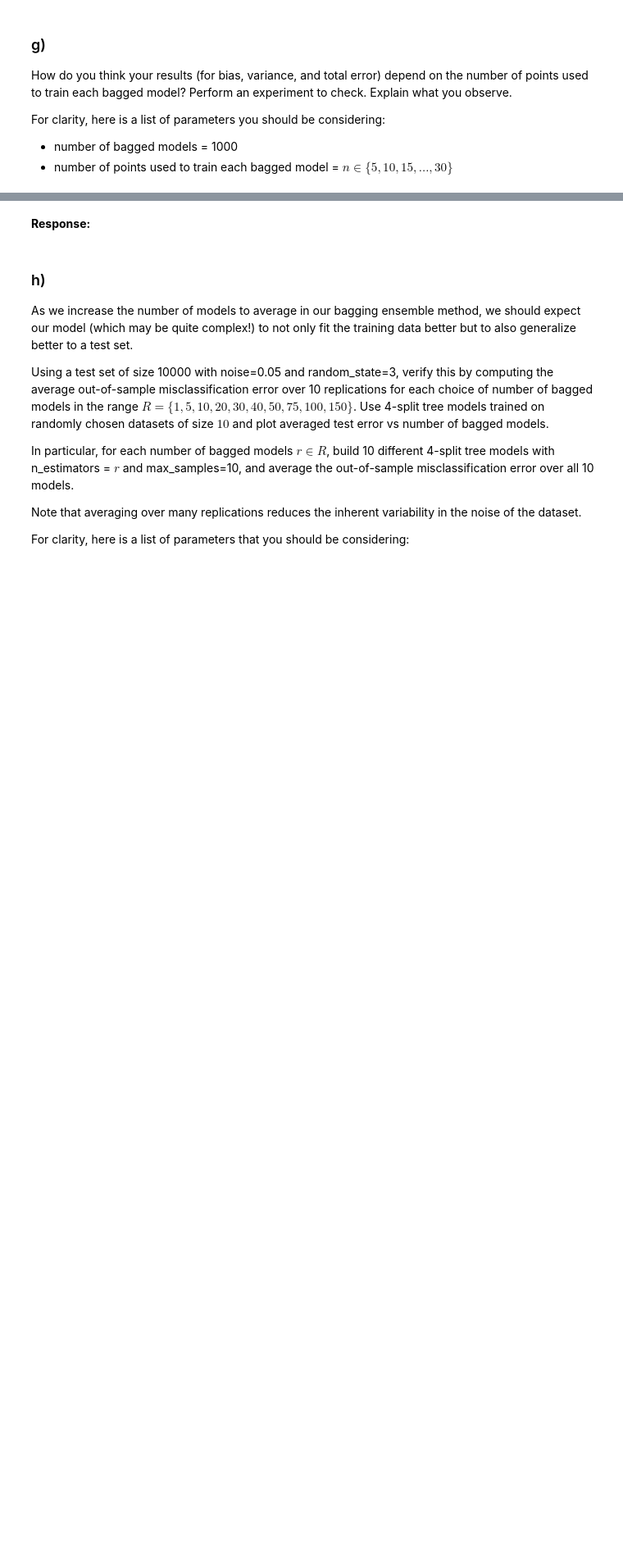
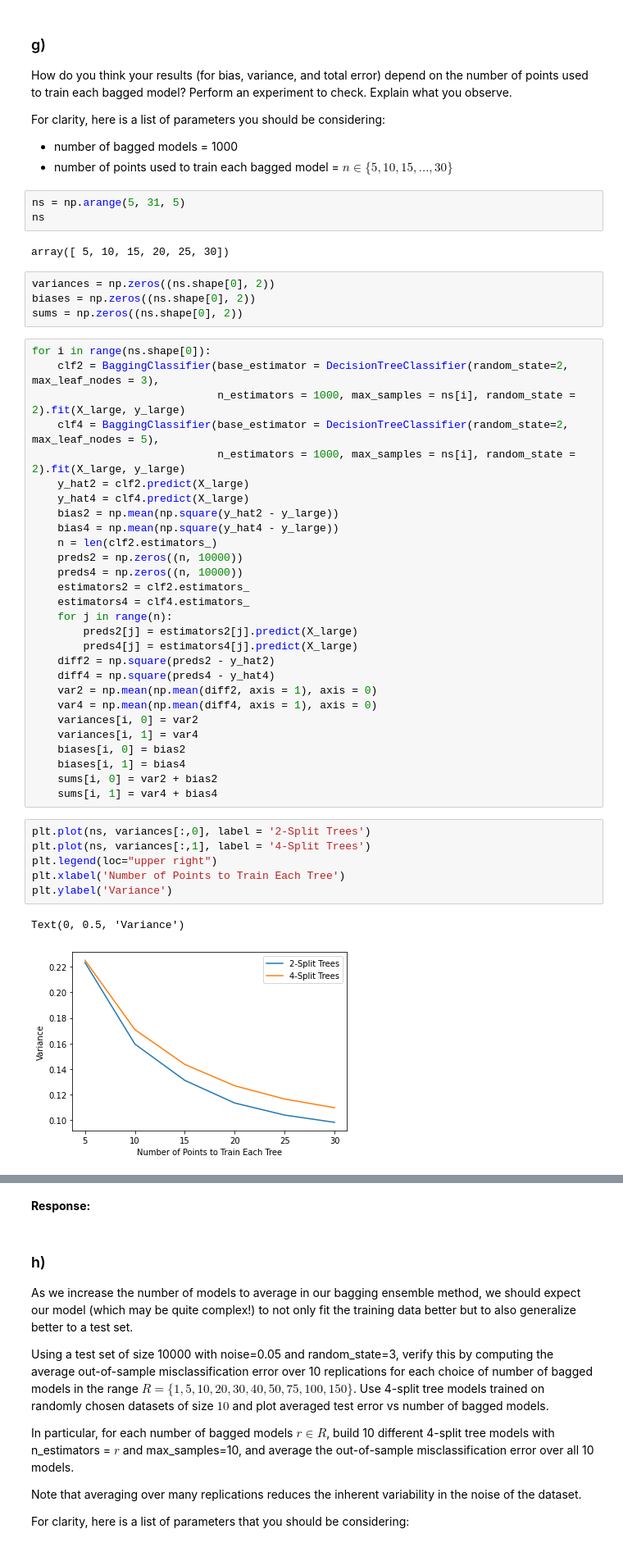
Before and after one commit to zgk2003/homework, a Jupyter notebook: BiasVarianceTree.ipynb, the cells around one changed output, grey strips where cells are left out. Shown at 82% size. Saved outputs shown, nothing was run; the diff lists cells and outputs as text; blank space fills up the shorter version.

Commit message:
Finished BiasVarianceTrees

```diff
--- a/BiasVarianceTree.ipynb
+++ b/BiasVarianceTree.ipynb
@@ -192,3 +191,49 @@ For clarity, here is a list of parameters you should be considering:
 
 * number of bagged models = 1000
 * number of points used to train each bagged model = $n \in \{5, 10, 15, ..., 30 \}$
+# %%
+ns = np.arange(5, 31, 5)
+ns
+# %% [output]
+array([ 5, 10, 15, 20, 25, 30])
+# %%
+variances = np.zeros((ns.shape[0], 2))
+biases = np.zeros((ns.shape[0], 2))
+sums = np.zeros((ns.shape[0], 2))
+# %%
+for i in range(ns.shape[0]):
+    clf2 = BaggingClassifier(base_estimator = DecisionTreeClassifier(random_state=2, max_leaf_nodes = 3),
+                             n_estimators = 1000, max_samples = ns[i], random_state = 2).fit(X_large, y_large)
+    clf4 = BaggingClassifier(base_estimator = DecisionTreeClassifier(random_state=2, max_leaf_nodes = 5),
+                             n_estimators = 1000, max_samples = ns[i], random_state = 2).fit(X_large, y_large)
+    y_hat2 = clf2.predict(X_large)
+    y_hat4 = clf4.predict(X_large)
+    bias2 = np.mean(np.square(y_hat2 - y_large))
+    bias4 = np.mean(np.square(y_hat4 - y_large))
+    n = len(clf2.estimators_)
+    preds2 = np.zeros((n, 10000))
+    preds4 = np.zeros((n, 10000))
+    estimators2 = clf2.estimators_
+    estimators4 = clf4.estimators_
+    for j in range(n):
+        preds2[j] = estimators2[j].predict(X_large)
+        preds4[j] = estimators4[j].predict(X_large)
+    diff2 = np.square(preds2 - y_hat2)
+    diff4 = np.square(preds4 - y_hat4)
+    var2 = np.mean(np.mean(diff2, axis = 1), axis = 0)
+    var4 = np.mean(np.mean(diff4, axis = 1), axis = 0)
+    variances[i, 0] = var2
+    variances[i, 1] = var4
+    biases[i, 0] = bias2
+    biases[i, 1] = bias4
+    sums[i, 0] = var2 + bias2
+    sums[i, 1] = var4 + bias4
+# %%
+plt.plot(ns, variances[:,0], label = '2-Split Trees')
+plt.plot(ns, variances[:,1], label = '4-Split Trees')
+plt.legend(loc="upper right")
+plt.xlabel('Number of Points to Train Each Tree')
+plt.ylabel('Variance')
+# %% [output]
+Text(0, 0.5, 'Variance')
+[figure, added]
```
Also changed, not shown: parts of 11 cells of this notebook, 1 other file.
